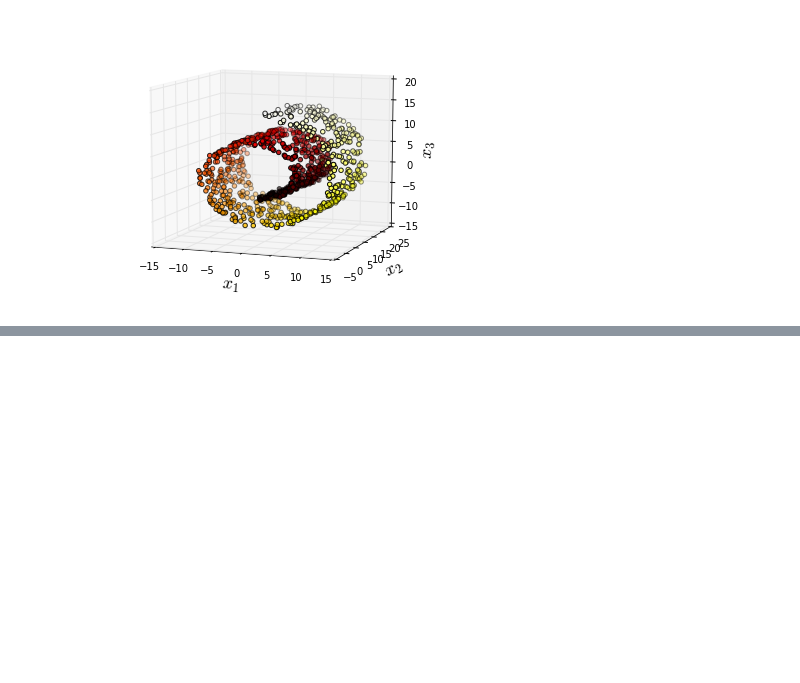
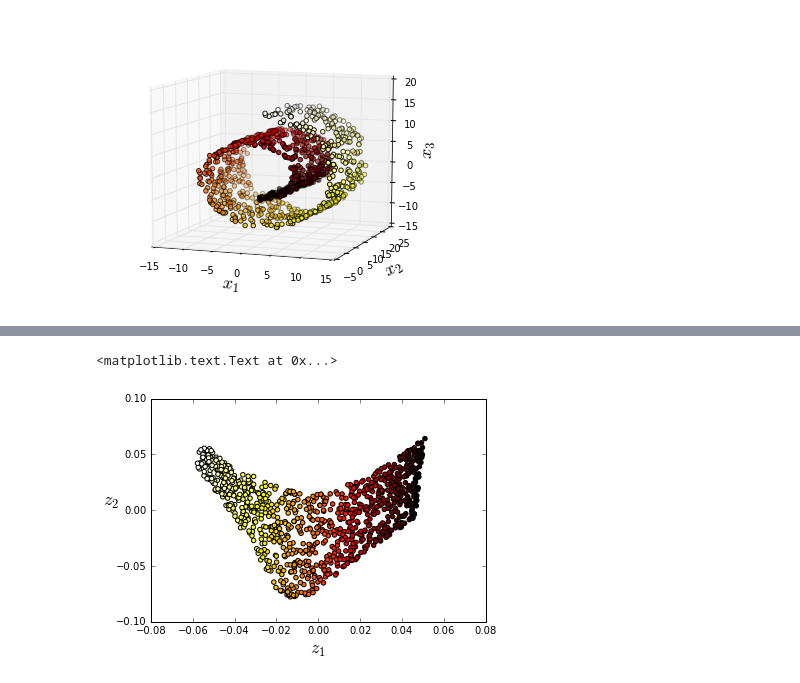
Before and after one commit to cmpatino/Hands-On-MachineLearning, a Jupyter notebook: Chapter 8 - Dimensionality Reduction.ipynb, the cells around one changed output, grey strips where cells are left out. Saved outputs shown, nothing was run; the diff lists cells and outputs as text; code cells hidden in the pictures; blank space fills up the shorter version.

```diff
--- a/Chapter 8 - Dimensionality Reduction.ipynb
+++ b/Chapter 8 - Dimensionality Reduction.ipynb
@@ -110,0 +179,21 @@ X_recovered = pca.inverse_transform(X_reduced)
+# %%
+from sklearn.model_selection import GridSearchCV
+from sklearn.linear_model import LogisticRegression
+from sklearn.pipeline import Pipeline
+
+clf = Pipeline([
+    ('kpca', KernelPCA(n_components=2)),
+    ('log_reg', LogisticRegression())
+])
+
+param_grid = [{
+    'kpca__gamma': np.linspace(0.03, 0.05, 10),
+    'kpca__kernel': ['rbf', 'sigmoid']
+}]
+
+y = t > 6.9
+
+grid_search = GridSearchCV(clf, param_grid, cv=3)
+grid_search.fit(X,y)
+
+print(grid_search.best_params_)
@@ -110,0 +226,12 @@ X_recovered = pca.inverse_transform(X_reduced)
+# %%
+from sklearn.manifold import LocallyLinearEmbedding
+
+lle = LocallyLinearEmbedding(n_components=2, n_neighbors=10)
+X_reduced = lle.fit_transform(X)
+
+plt.scatter(X_reduced[:, 0], X_reduced[:, 1], c=t, cmap=plt.cm.hot)
+plt.xlabel("$z_1$", fontsize=18)
+plt.ylabel("$z_2$", fontsize=18, rotation=0)
+# %% [output]
+<matplotlib.text.Text at 0x...>
+[figure, added]
```
Also changed, not shown: parts of 8 cells of this notebook.
